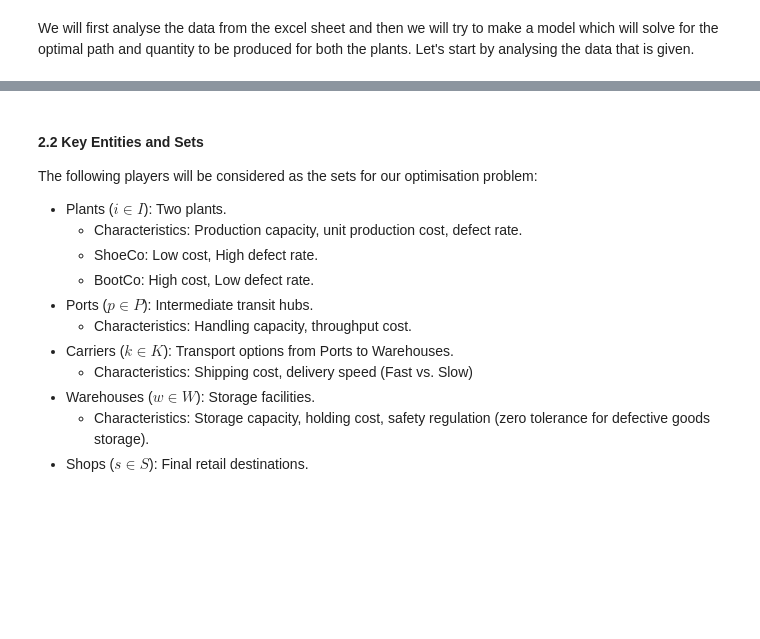
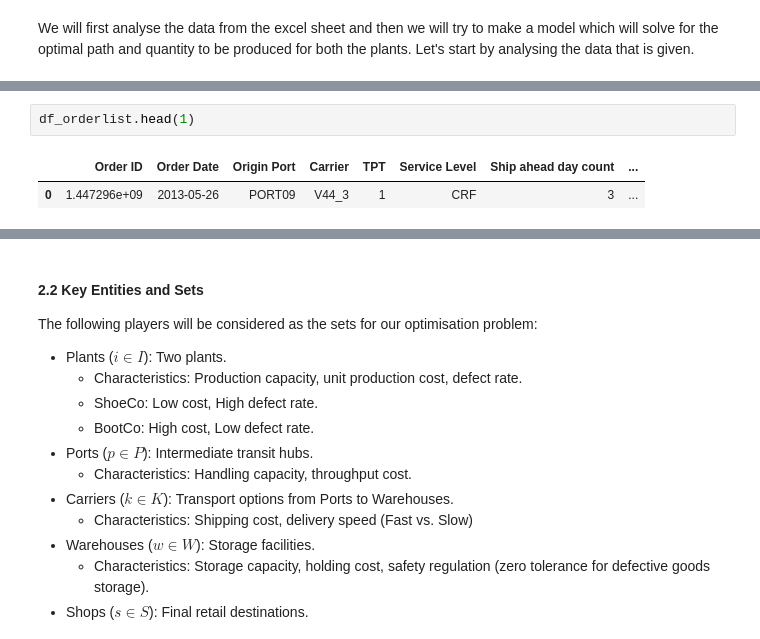
Before and after one commit to ashvin-a/Final-Project-524, a Jupyter notebook: src/main.ipynb, the cells around one changed output, grey strips where cells are left out. Drawn from its saved outputs; the diff is of its cells as text; blank space fills up the shorter version.

```diff
--- a/src/main.ipynb
+++ b/src/main.ipynb
@@ -84,0 +237,5 @@ We can see that there is no separate entity for plants, which makes this a perfe
+# %%
+df_orderlist.head(1)
+# %% [output]
+|  | Order ID | Order Date | Origin Port | Carrier | TPT | Service Level | Ship ahead day count | ... |
+| 0 | 1.447296e+09 | 2013-05-26 | PORT09 | V44_3 | 1 | CRF | 3 | ... |
```
Also changed, not shown: parts of 16 cells of this notebook.
